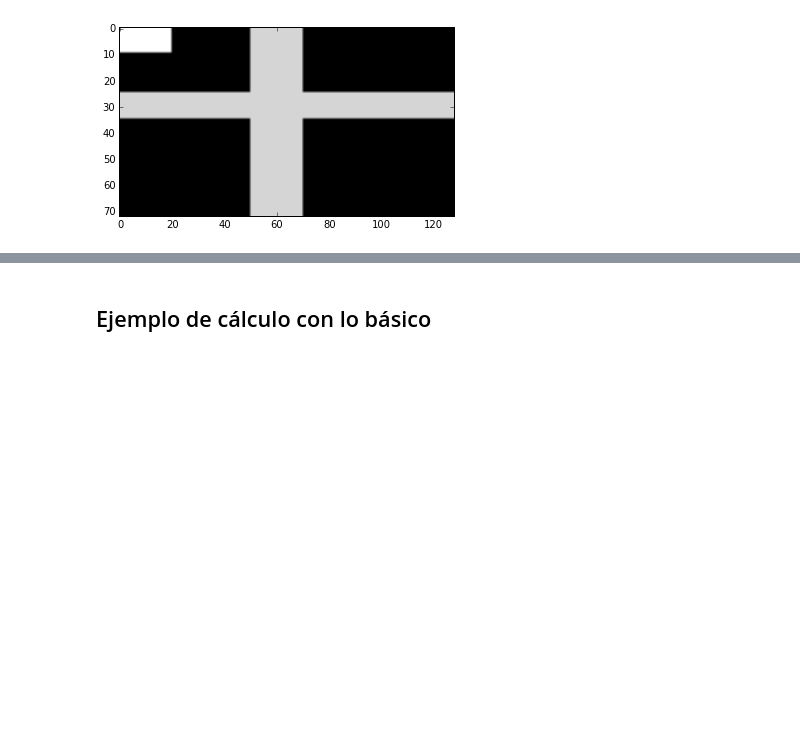
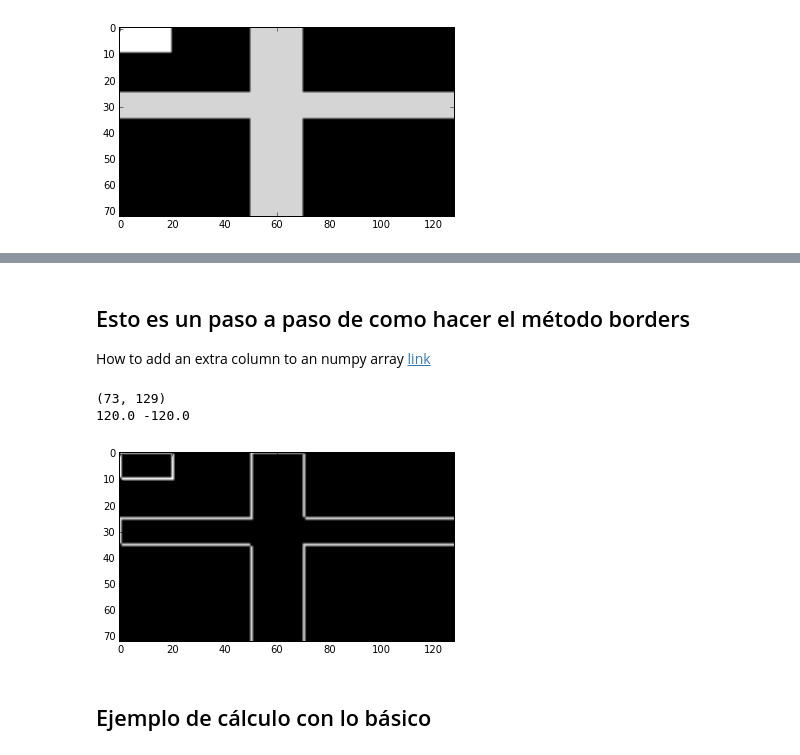
Before and after one commit to lmpizarro/apuntes-python-cientifico, a Jupyter notebook: tallerPython/modularizacion.ipynb, the cells around one changed output, grey strips where cells are left out. Saved outputs shown, nothing was run; the diff lists cells and outputs as text; code cells hidden in the pictures; blank space fills up the shorter version.

```diff
--- a/tallerPython/modularizacion.ipynb
+++ b/tallerPython/modularizacion.ipynb
@@ -58,3 +86,23 @@ if __name__ == "__main__":
+# %% [markdown]
+## Esto es un paso a paso de como hacer el método borders
+
+How to add an extra column to an numpy array [link](http://stackoverflow.com/questions/8486294/how-to-add-an-extra-column-to-an-numpy-array)
+# %%
+img3.shape
+b = np.zeros((img3.shape[0] + 1) * (img3.shape[1] + 1)).reshape(img3.shape[0] + 1, img3.shape[1] + 1)
+c = np.zeros((img3.shape[0] + 1) * (img3.shape[1] + 1)).reshape(img3.shape[0] + 1, img3.shape[1] + 1)
+b[1:,1:] = img3
+c[:-1,:-1] = img3
+img4  = b - c
+print(img4.shape)
+show_im(img4[:-1,:-1].clip(0,255))
+print(img4.max(), img4.min())
+img5 = c - b
+show_im(img5[:-1,:-1].clip(0,255)+img4[:-1,:-1].clip(0,255))
+# %% [output]
+(73, 129)
+120.0 -120.0
+[figure, added]
 # %% [markdown]
 ## Ejemplo de cálculo con lo básico
 # %% [markdown]
```
Also changed, not shown: parts of 2 cells of this notebook.
